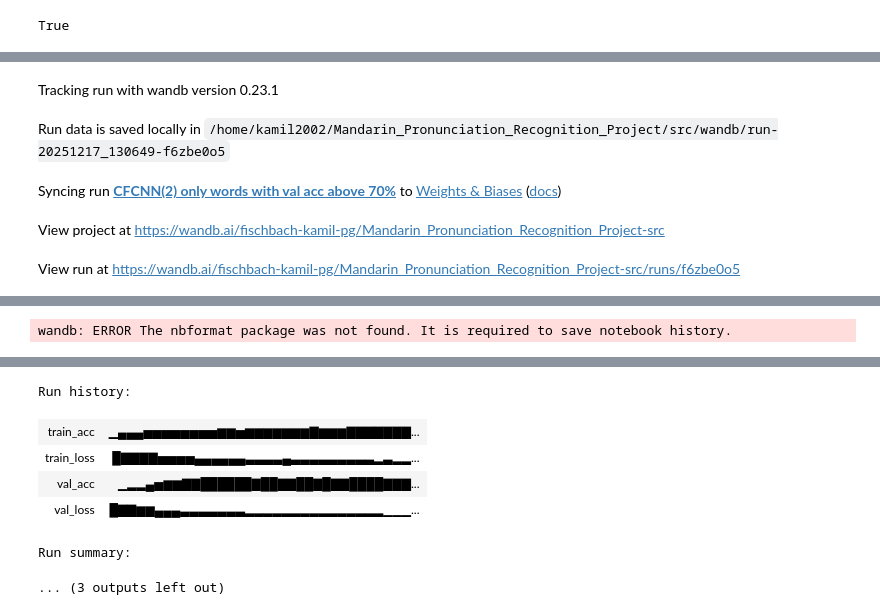
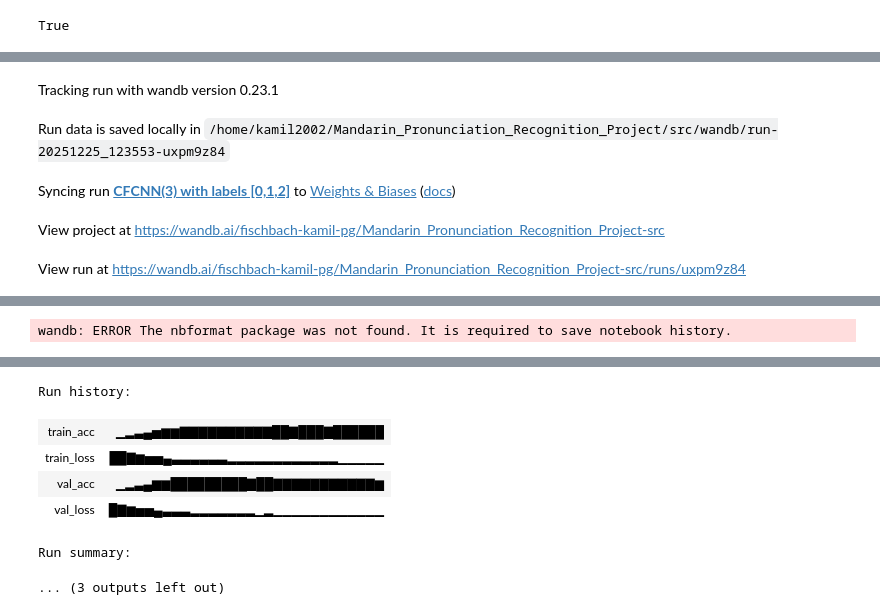
Before and after one commit to tad1/Mandarin_Pronunciation_Recognition_Project, a Jupyter notebook: src/hypothesis.ipynb, the cells around one changed output, grey strips where cells are left out. Cells and saved outputs as stored; diff of their text form; code cells hidden in the pictures.

```diff
--- a/src/hypothesis.ipynb
+++ b/src/hypothesis.ipynb
@@ -38,0 +19,7 @@ Number of samples: 3527
+# %%
+df_pron_v1, _ = get_pg_experiment_dataframe(extension=".ogg", assesment_version="v1")
+df_pron_v2, _ = get_pg_experiment_dataframe(extension=".ogg", assesment_version="v2")
+df_pron_v1 = df_pron_v1.filter((pl.col("stage") == 1))
+df_pron_v2 = df_pron_v2.filter((pl.col("stage") == 1))
+print(f"Number of samples: {df_pron_v1.shape, df_pron_v2.shape}")
+df_pron_v2.head()
@@ -92,8 +151,10 @@ to_dataset: Callable[[DataFrame], TorchDataset] = lambda dataframe: TorchDataset
             ZeroCrossingRate(),
             RMSEnergy(),
         )),
-    Cast(dataframe.get_column("word_id"), lambda x: torch.tensor(x-1, dtype=torch.long)),
-    Cast(dataframe.get_column("value"), lambda x: torch.tensor(x).float()),
+    # Use native arithmetic before tensor creation
+    Cast(dataframe.get_column("word_id"), lambda x: torch.tensor(x, dtype=torch.long) - 1),
+    # Change .float() to .long() for classification labels
+    Cast(dataframe.get_column("value"), lambda x: torch.tensor(x, dtype=torch.long)),
 )
 
 collate_fn = build_collate_fn(
@@ -112,9 +204,9 @@ device = torch.device("cuda" if torch.cuda.is_available() else "cpu")
 
 #note, if you are using Windows you MUST set `num_workers=0` - TL;DT multithreading DON'T work in notebooks because Windows DON'T have `fork()`
 num_workers = 0 if name == "nt" else 4
-train_loader = DataLoader(dataset_train, batch_size=16, shuffle=True, collate_fn=collate_fn, num_workers=num_workers)
-val_loader = DataLoader(dataset_val, batch_size=16, shuffle=False, collate_fn=collate_fn, num_workers=num_workers)
-test_loader = DataLoader(dataset_test, batch_size=16, shuffle=False, collate_fn=collate_fn, num_workers=num_workers)
+train_loader = DataLoader(dataset_train, batch_size=16, shuffle=True, collate_fn=collate_fn, num_workers=num_workers, persistent_workers=(num_workers > 0))
+val_loader = DataLoader(dataset_val, batch_size=16, shuffle=False, collate_fn=collate_fn, num_workers=num_workers, persistent_workers=(num_workers > 0))
+test_loader = DataLoader(dataset_test, batch_size=16, shuffle=False, collate_fn=collate_fn, num_workers=num_workers, persistent_workers=(num_workers > 0))
 
 for x in next(iter(train_loader)):
     print(x.shape)
@@ -155,7 +254,7 @@ Loaded validation loader into memory
 # %%
 from models.FusionCNN import ContextFusionCNN
 reload_function(ContextFusionCNN)
-model = ContextFusionCNN(1,2, num_words=N_WORDS)
+model = ContextFusionCNN(1,2, num_classes=3, num_words=N_WORDS, dropout_rate=0.3)
 # %%
 wandb.login(key="df5cbdf4ec56162d09c57d7b456e83e24dbd24e1")
 # %% [output]
@@ -168,7 +267,7 @@ True
 # Model variables definition.
 pth = "ContextFusionCNN.pth"
 lr = 1e-4  # Reduce from 1e-3
-epochs = 140
+epochs = 30
 model = model.to(device)
 reload_function(train)
 reload_function(evaluate)
@@ -177,20 +276,21 @@ optimizer = torch.optim.Adam(model.parameters(), lr=lr, weight_decay=1e-4)  # Ad
 scheduler = torch.optim.lr_scheduler.ReduceLROnPlateau(
     optimizer, mode='min', factor=0.5, patience=5
 )
-criterion = nn.BCELoss()
+weights = torch.tensor([1.0, 1.5, 1.0]).to(device)
+criterion = nn.CrossEntropyLoss(weight=weights)
 
 # Start a new wandb run to track this script.
+name = "CFCNN(3) with labels [0,1,2]"
 run = wandb.init(
-    # name of the run
-    name="CFCNN(2) only words with val acc above 70%",
+    name=name,
     config={
         "Name": 'ContextFusionCNN',
         "learning_rate": lr,
         "optimizer": "Adam",
-        "criterion": "BCELoss",
+        "criterion": "CrossEntropyLoss",
         "architecture": "ContextFusionCNN",
         "architecture_details": str(model),
-        "dataset": "Stage-I-minimized",
+        "dataset": "Stage-I",
         "train_val_test(%)": f'{TRAIN_SPLIT}-{VAL_SPLIT}-{TEST_SPLIT}',
         "epochs": epochs,
     },
@@ -207,10 +307,9 @@ for epoch in range(epochs):
     print(
         f"Epoch {epoch + 1}, Train Loss: {train_loss:.4f}, Train Acc: {train_acc:.4f}, Val Loss: {val_loss:.4f}, Val Acc: {val_acc:.4f}")
 
-run.log({"model_eval": model.eval()})
 # Saving the model to pth and adding it to the artifacts of the run, there is 5GB of memory on wandb, so we should be fine.
 torch.save(model.state_dict(), os.path.join(RESULT_DIRECTORY, pth))
-artifact = wandb.Artifact("SimplifiedLightweightCNN-model", type="model")
+artifact = wandb.Artifact("CFCNN-3labels", type="model")
 artifact.add_file(os.path.join(RESULT_DIRECTORY, pth))
 run.log_artifact(artifact)
 
@@ -219,7 +318,7 @@ run.finish()
 # %% [output]
 [interactive output not drawn]
 Tracking run with wandb version 0.23.1
-Run data is saved locally in /home/kamil2002/Mandarin_Pronunciation_Recognition_Project/src/wandb/run-20251217_130649-f6zbe0o5
+Run data is saved locally in /home/kamil2002/Mandarin_Pronunciation_Recognition_Project/src/wandb/run-20251225_123553-uxpm9z84
-Syncing run CFCNN(2) only words with val acc above 70% to Weights & Biases (docs)
+Syncing run CFCNN(3) with labels [0,1,2] to Weights & Biases (docs)
 View project at https://wandb.ai/fischbach-kamil-pg/Mandarin_Pronunciation_Recognition_Project-src
-View run at https://wandb.ai/fischbach-kamil-pg/Mandarin_Pronunciation_Recognition_Project-src/runs/f6zbe0o5
+View run at https://wandb.ai/fischbach-kamil-pg/Mandarin_Pronunciation_Recognition_Project-src/runs/uxpm9z84
@@ -243,10 +342,10 @@ Epoch 140, Train Loss: 0.5072, Train Acc: 0.7693, Val Loss: 0.5034, Val Acc: 0.7
 wandb: ERROR The nbformat package was not found. It is required to save notebook history.
 [interactive output not drawn]
 Run history:
-| train_acc | ▁▄▄▄▅▅▅▅▅▅▅▅▆▆▅▆▆▆▆▆▆▆▇▆▆▆▇▇▇▇▇▇▇... |
-| train_loss | █▇▇▇▇▅▅▅▅▄▄▄▄▄▄▃▃▃▃▄▃▃▃▃▃▃▃▃▃▂▃▂▂... |
-| val_acc | ▁▂▂▄▅▆▆▇▇██████▇██▇▇██▇█▇▇████▇▇▇... |
-| val_loss | █▇▇▆▆▄▄▄▃▃▃▃▃▃▃▂▂▂▂▂▂▂▂▂▂▂▂▂▂▂▁▁▁... |
+| train_acc | ▁▂▃▄▅▆▆▇▇▇▇▇▇▇▇▇▇██▇███▇██████ |
+| train_loss | ██▇▆▅▅▄▃▃▃▃▃▃▂▂▂▂▂▂▂▂▂▂▂▂▁▁▁▁▁ |
+| val_acc | ▁▂▃▄▆▆█████████▇██▇▇▇▇▇▇▇▇▇▇▇▆ |
+| val_loss | █▇▆▅▅▄▃▃▃▂▂▂▂▂▂▂▁▂▁▁▁▁▁▁▁▁▁▁▁▁ |
 Run summary:
 ... (3 outputs left out)
 # %%
```
Also changed, not shown: parts of 10 cells of this notebook, 2 other files.
